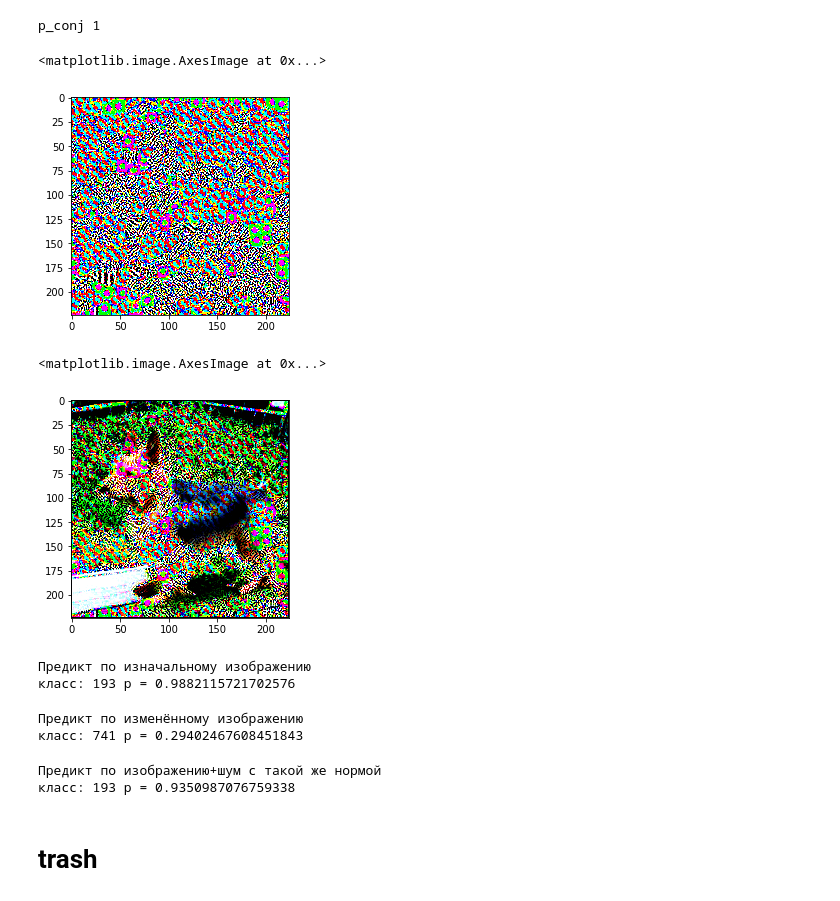
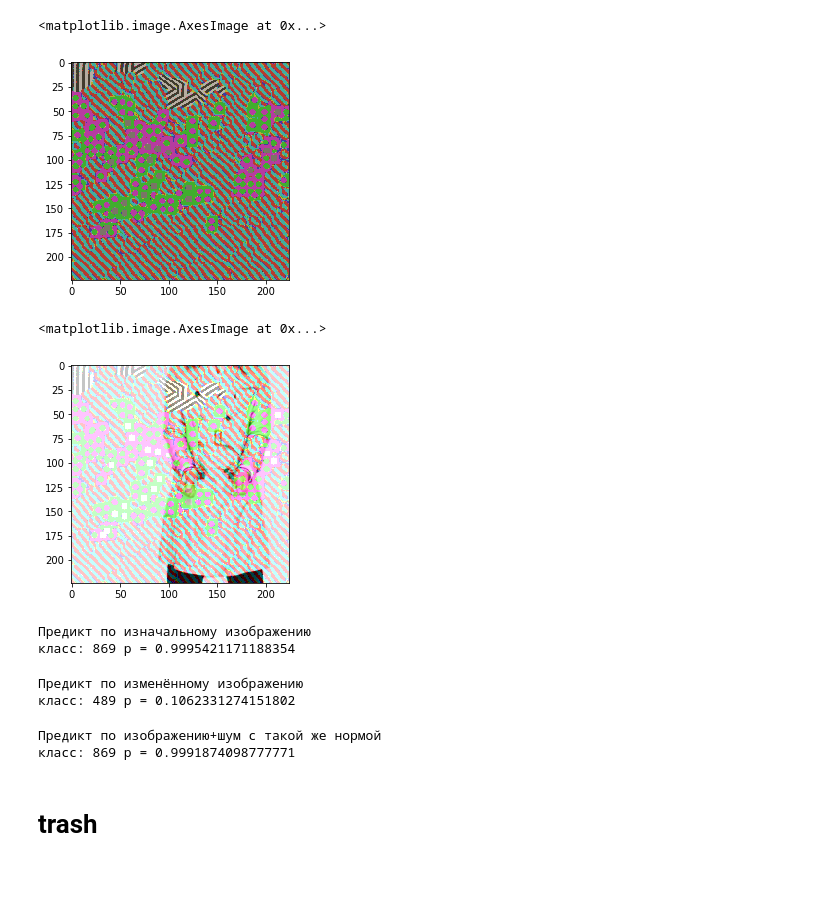
Before and after one commit to granilace/HSE-DL-Project, a Jupyter notebook: DL_project.ipynb, the cells around one changed output. Saved outputs shown, nothing was run; the diff lists cells and outputs as text; code cells hidden in the pictures.

```diff
--- a/DL_project.ipynb
+++ b/DL_project.ipynb
@@ -33,6 +34,12 @@ imagenet_transforms = transforms.Compose([
 img = Image.open('pes.jpeg').convert('RGB')
 img = imagenet_transforms(img).to(device)
 input_img_batch = img.unsqueeze(0)
+# %%
+imgs = []
+for imgname in os.listdir('imgs'):
+    img = Image.open(os.path.join('imgs', imgname)).convert('RGB')
+    imgs.append(imagenet_transforms(img).to(device))
+input_img_batch = torch.stack(imgs)
 # %%
 class FoolingModel(nn.Module):
     def __init__(self, layers, img_size=(224, 224)):
@@ -82,7 +89,6 @@ class FoolingModel(nn.Module):
 # %%
 p = float('inf')
 q = 10
-
 
 def psi(x, r):
     return torch.sign(x) * torch.pow(torch.abs(x), r - 1)
@@ -96,36 +102,42 @@ def power_method(x, matvec, matvec_T):
     for i in range(100):
         S_x = psi(matvec_T(psi(matvec(x), q)), p_conj)
         new_x = S_x / torch.norm(S_x, p)
-        #print('delta', torch.norm(new_x - x))
         if torch.norm(new_x - x) < 1e-2:
             break
         x = new_x
         s = torch.norm(matvec(x), q)
-    return x
+    return x, s
 # %%
-fooling_model = FoolingModel(model.features[:10], (224, 224)).to(device)
+fooling_model = FoolingModel(model.features[:8], (224, 224)).to(device)
 matvec = fooling_model.jacobian_matvec(input_img_batch)
 matvec_T = fooling_model.jacobian_T_matvec(input_img_batch)
+
+init = torch.randn(input_img_batch[0].flatten().shape, requires_grad=False, device=device)
+perturb, s = power_method(init, matvec, matvec_T)
 # %%
-init = torch.randn(input_img_batch[0].flatten().shape, requires_grad=False, device=device)
-perturb = power_method(init, matvec, matvec_T)
+singular_values = {}
+for n_layer in range(1, 32):
+    fooling_model = FoolingModel(model.features[:n_layer], (224, 224)).to(device)
+    matvec = fooling_model.jacobian_matvec(input_img_batch)
+    matvec_T = fooling_model.jacobian_T_matvec(input_img_batch)
+    init = torch.randn(input_img_batch[0].flatten().shape, requires_grad=False, device=device)
+    perturb, s = power_method(init, matvec, matvec_T)
+    singular_values[n_layer] = s.item()
-# %% [output]
-p_conj 1
 # %%
 def process_image(img):
-    #img = denormalize(img)
+    img = denormalize(img)
     return torch.clamp(img.cpu().permute(1, 2, 0), 0, 1)
 
-plt.imshow(process_image(perturb.view(3, 224, 224) + 0.2))
+plt.imshow(process_image(perturb.view(3, 224, 224)))
 # %% [output]
 <matplotlib.image.AxesImage at 0x...>
-[figure, old version]
+[figure, new version]
 # %%
 new_img = process_image(input_img_batch[0] + perturb.view(3, 224, 224))
 plt.imshow(new_img)
 # %% [output]
 <matplotlib.image.AxesImage at 0x...>
-[figure, old version]
+[figure, new version]
 # %%
 with torch.no_grad():
     common_predict = torch.softmax(model(input_img_batch), 1)[0]
@@ -133,7 +145,7 @@ print('Предикт по изначальному изображению')
 print('класс:', common_predict.argmax().item(), 'p =', common_predict.max().item())
 # %% [output]
 Предикт по изначальному изображению
-класс: 193 p = 0.9882115721702576
+класс: 869 p = 0.9995421171188354
 # %%
 with torch.no_grad():
     fooled_predict = torch.softmax(model(input_img_batch + perturb.view(3, 224, 224)), 1)[0]
@@ -141,7 +153,7 @@ print('Предикт по изменённому изображению')
 print('класс:', fooled_predict.argmax().item(), 'p =', fooled_predict.max().item())
 # %% [output]
 Предикт по изменённому изображению
-класс: 741 p = 0.29402467608451843
+класс: 489 p = 0.1062331274151802
 # %%
 rand_noise = torch.randn(3, 224, 224, device=device)
 rand_noise /= torch.norm(rand_noise)
@@ -152,7 +164,7 @@ print('Предикт по изображению+шум с такой же но
 print('класс:', noised_predict.argmax().item(), 'p =', noised_predict.max().item())
 # %% [output]
 Предикт по изображению+шум с такой же нормой
-класс: 193 p = 0.9350987076759338
+класс: 869 p = 0.9991874098777771
 # %% [markdown]
 # trash
 # %%
```
Also changed, not shown: parts of 2 cells of this notebook, 55 other files.
